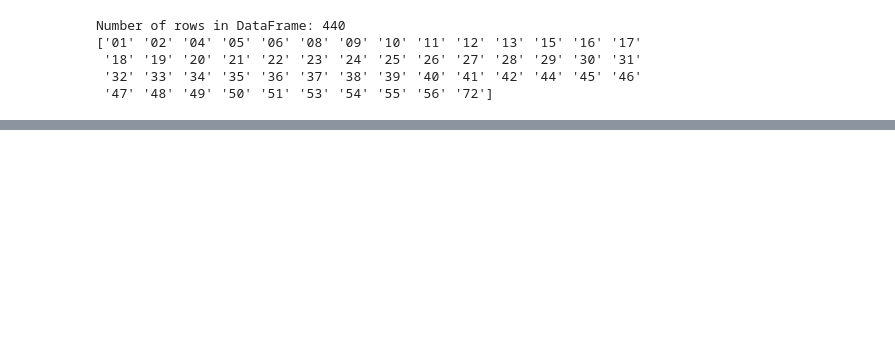
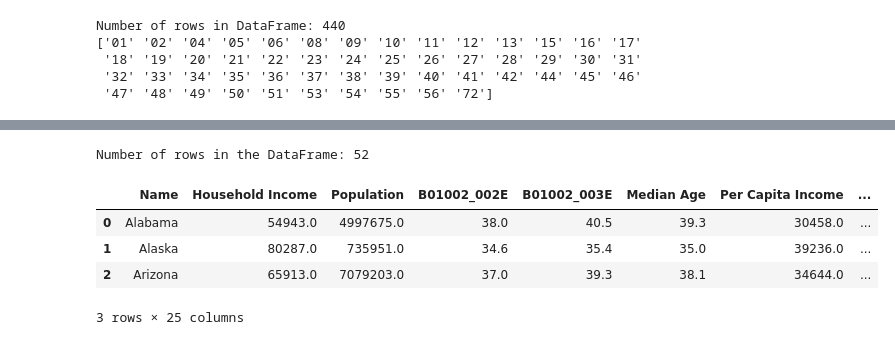
Before and after one commit to Nathanhans/Project_1, a Jupyter notebook: Stellas_Analysis/Data-Stella/Census-congressional.ipynb, the cells around one changed output, grey strips where cells are left out. Cells and saved outputs as stored; diff of their text form; code cells hidden in the pictures; blank space fills up the shorter version.

```diff
--- a/Stellas_Analysis/Data-Stella/Census-congressional.ipynb
+++ b/Stellas_Analysis/Data-Stella/Census-congressional.ipynb
@@ -125 +368,19 @@ census_pd_from_file.head()
+# %%
+# Same as earlier, add male and female do not work rate columns
+
+census_pd_shape_combined["Male DNW %"] = 100 * census_pd_shape_combined["Total Male Did Not Work"] / census_pd_shape_combined["Total Male Workforce"]
+census_pd_shape_combined["Female DNW %"] = 100 * census_pd_shape_combined["Total Female Did Not Work"] / census_pd_shape_combined["Total Female Workforce"]
+census_pd_shape_combined['DNW Delta'] = census_pd_shape_combined['Female DNW %']-census_pd_shape_combined['Male DNW %']
+census_pd_shape_combined['Poverty Rate'] = 100 * census_pd_shape_combined["Poverty Count"] / census_pd_shape_combined["Population"]
+
+# Show dataframe and number of rows
+print(f"Number of rows in the DataFrame: {len(census_pd_shape_combined)}")
+census_pd_shape_combined.head(3)
+# %% [output]
+Number of rows in the DataFrame: 52
+|  | Name | Household Income | Population | B01002_002E | B01002_003E | Median Age | Per Capita Income | ... |
+| 0 | Alabama | 54943.0 | 4997675.0 | 38.0 | 40.5 | 39.3 | 30458.0 | ... |
+| 1 | Alaska | 80287.0 | 735951.0 | 34.6 | 35.4 | 35.0 | 39236.0 | ... |
+| 2 | Arizona | 65913.0 | 7079203.0 | 37.0 | 39.3 | 38.1 | 34644.0 | ... |
+3 rows × 25 columns
 # %%
```
Also changed, not shown: parts of 22 cells of this notebook, 8 other files.
